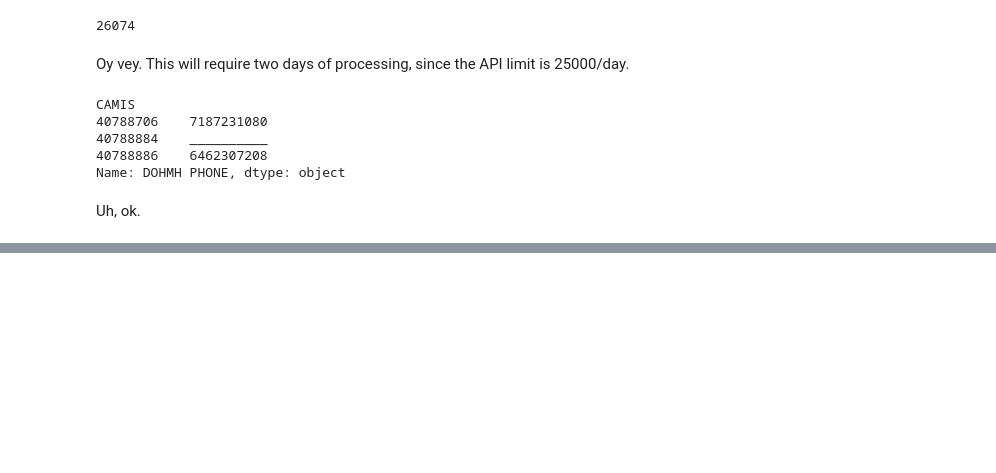
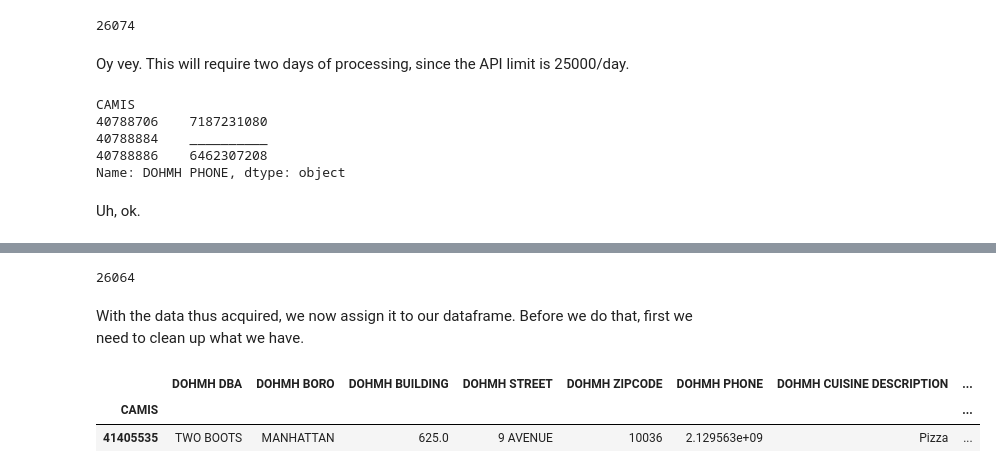
Before and after one commit to ResidentMario/nyc-restaurant-trends, a Jupyter notebook: notebooks/03—Dataset Synethesis.ipynb, the cells around one changed output, grey strips where cells are left out. Saved outputs shown, nothing was run; the diff lists cells and outputs as text; code cells hidden in the pictures; blank space fills up the shorter version.

```diff
--- a/notebooks/03—Dataset Synethesis.ipynb
+++ b/notebooks/03—Dataset Synethesis.ipynb
@@ -257,0 +283,12 @@ raw_yelp_5000_6 = [yelp_phone_fetch(int(num)) if pd.notnull(num) and str.isdigit
+# %%
+len(all_raws)
+# %% [output]
+26064
+# %% [markdown]
+With the data thus acquired, we now assign it to our dataframe. Before we do that, first we need to clean up what we have.
+# %%
+inspections_fff.sample(1)
+# %% [output]
+|  | DOHMH DBA | DOHMH BORO | DOHMH BUILDING | DOHMH STREET | DOHMH ZIPCODE | DOHMH PHONE | DOHMH CUISINE DESCRIPTION | ... |
+| CAMIS |  |  |  |  |  |  |  | ... |
+| 41405535 | TWO BOOTS | MANHATTAN | 625.0 | 9 AVENUE | 10036 | 2.129563e+09 | Pizza | ... |
```
Also changed, not shown: parts of 25 cells of this notebook, 3 other files.
